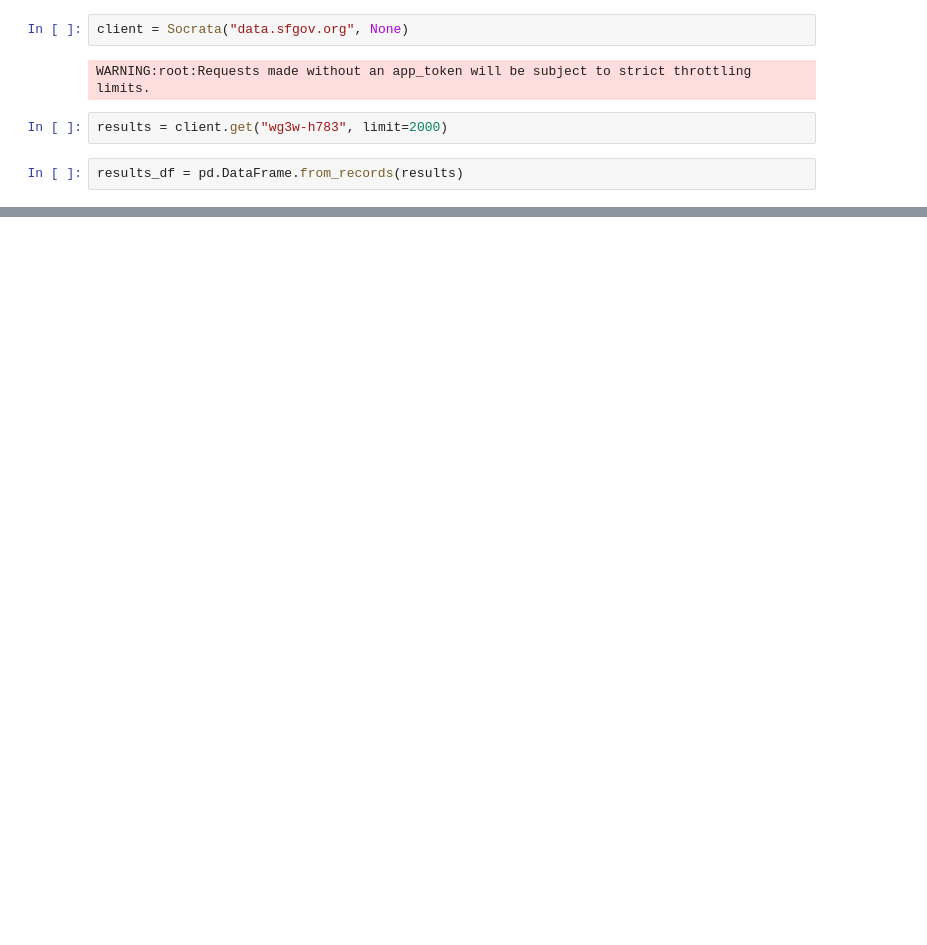
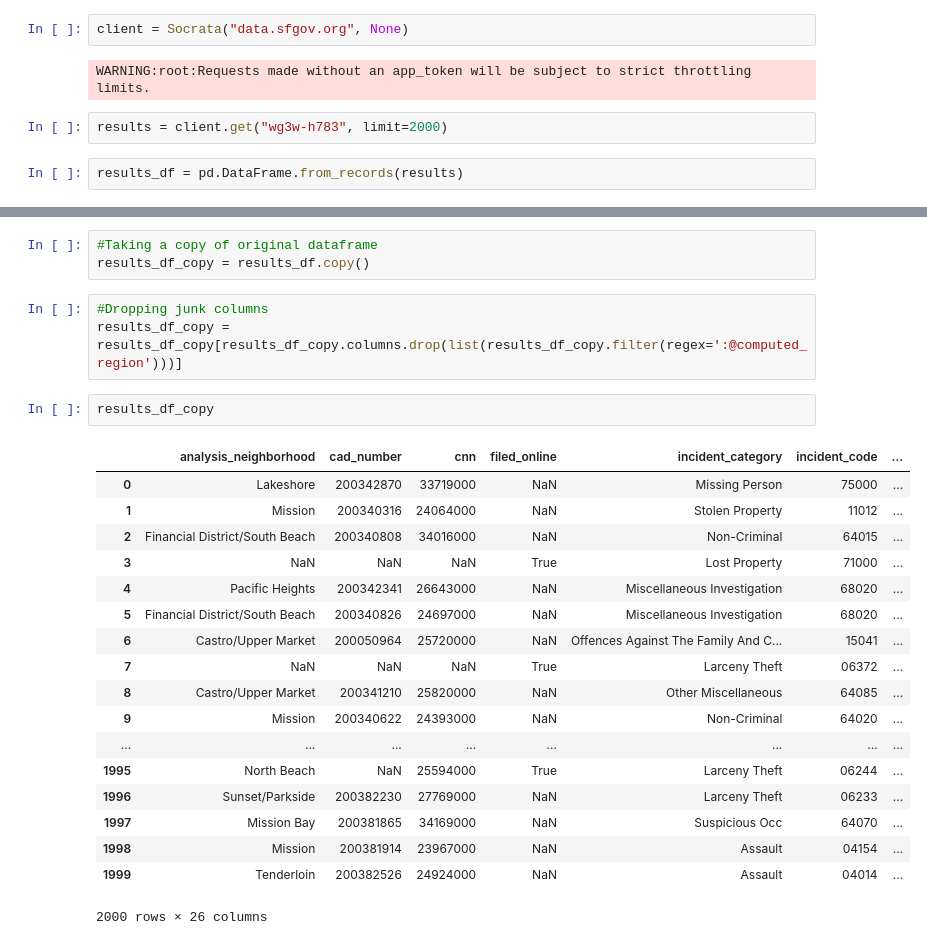
Before and after one commit to Bharath-J/SanFrancisco_Crime_Analysis, a Jupyter notebook: SF_Crime.ipynb, the cells around one changed output, grey strips where cells are left out. Drawn from its saved outputs; the diff is of its cells as text; blank space fills up the shorter version.

Commit message:
Dropped junk columns

```diff
--- a/SF_Crime.ipynb
+++ b/SF_Crime.ipynb
@@ -35,0 +33,27 @@ results_df
+# %%
+#Taking a copy of original dataframe
+results_df_copy = results_df.copy()
+# %%
+#Dropping junk columns
+results_df_copy = results_df_copy[results_df_copy.columns.drop(list(results_df_copy.filter(regex=':@computed_region')))]
+# %%
+results_df_copy
+# %% [output]
+|  | analysis_neighborhood | cad_number | cnn | filed_online | incident_category | incident_code | ... |
+| 0 | Lakeshore | 200342870 | 33719000 | NaN | Missing Person | 75000 | ... |
+| 1 | Mission | 200340316 | 24064000 | NaN | Stolen Property | 11012 | ... |
+| 2 | Financial District/South Beach | 200340808 | 34016000 | NaN | Non-Criminal | 64015 | ... |
+| 3 | NaN | NaN | NaN | True | Lost Property | 71000 | ... |
+| 4 | Pacific Heights | 200342341 | 26643000 | NaN | Miscellaneous Investigation | 68020 | ... |
+| 5 | Financial District/South Beach | 200340826 | 24697000 | NaN | Miscellaneous Investigation | 68020 | ... |
+| 6 | Castro/Upper Market | 200050964 | 25720000 | NaN | Offences Against The Family And C... | 15041 | ... |
+| 7 | NaN | NaN | NaN | True | Larceny Theft | 06372 | ... |
+| 8 | Castro/Upper Market | 200341210 | 25820000 | NaN | Other Miscellaneous | 64085 | ... |
+| 9 | Mission | 200340622 | 24393000 | NaN | Non-Criminal | 64020 | ... |
+| ... | ... | ... | ... | ... | ... | ... | ... |
+| 1995 | North Beach | NaN | 25594000 | True | Larceny Theft | 06244 | ... |
+| 1996 | Sunset/Parkside | 200382230 | 27769000 | NaN | Larceny Theft | 06233 | ... |
+| 1997 | Mission Bay | 200381865 | 34169000 | NaN | Suspicious Occ | 64070 | ... |
+| 1998 | Mission | 200381914 | 23967000 | NaN | Assault | 04154 | ... |
+| 1999 | Tenderloin | 200382526 | 24924000 | NaN | Assault | 04014 | ... |
+2000 rows × 26 columns
```
Also changed, not shown: parts of 2 cells of this notebook.
